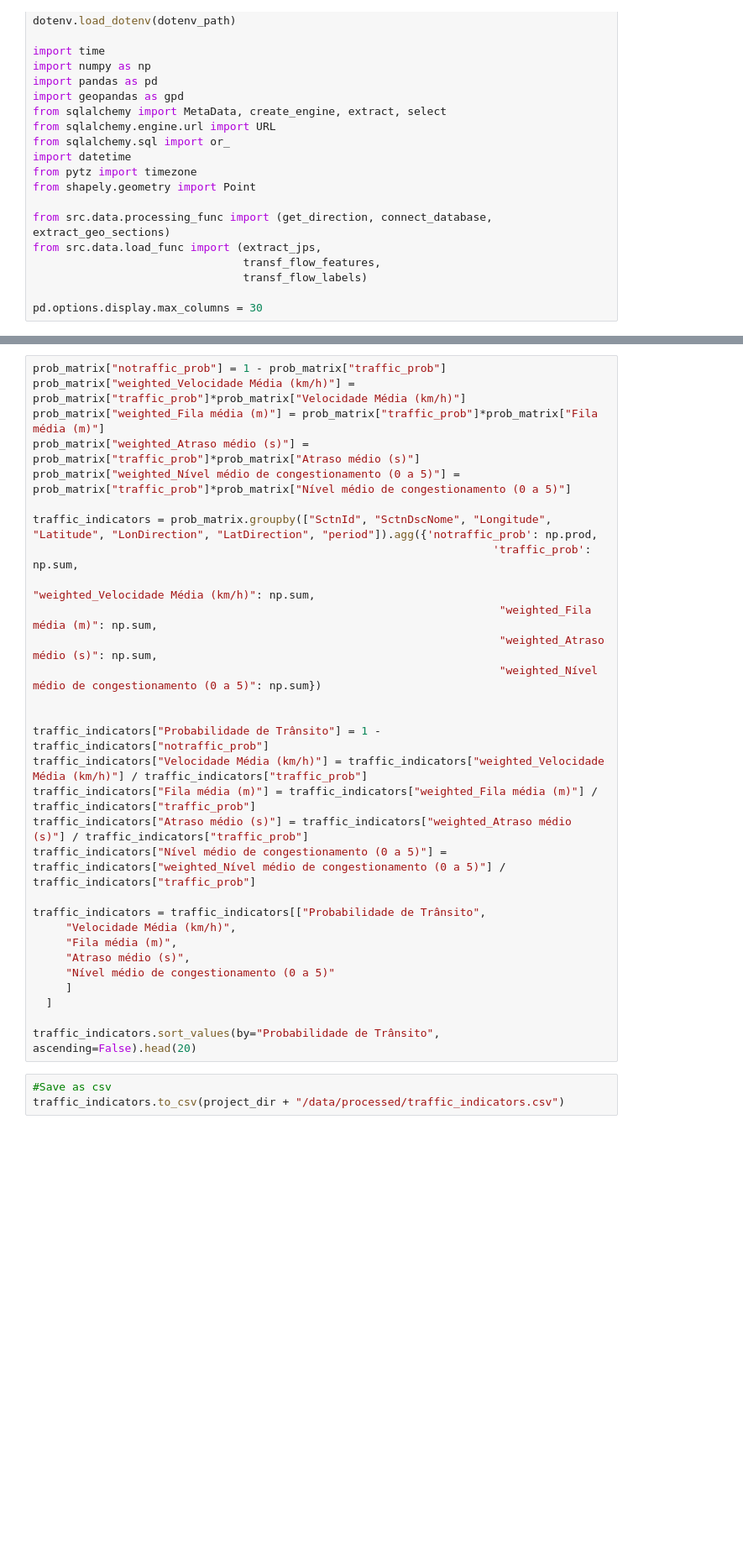
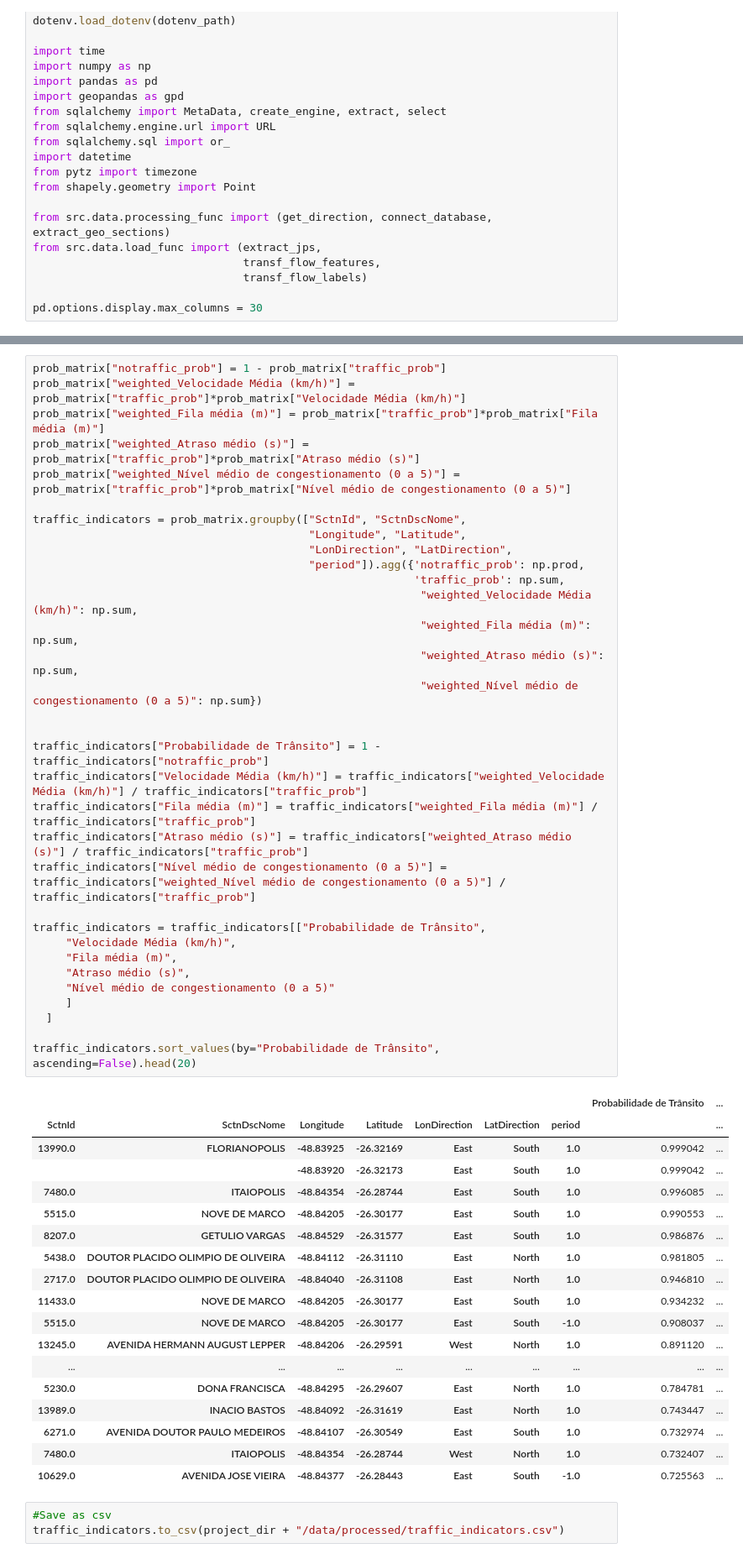
Before and after one commit to pmj-sepud/Joinville-Smart-Mobility, a Jupyter notebook: notebooks/reports/201801-GabrielBogo-Traffic_Probabilities.ipynb, the cells around one changed output, grey strips where cells are left out. Shown: that part at 84% size. Saved outputs shown, nothing was run; the diff lists cells and outputs as text; blank space fills up the shorter version.

Commit message:
update on notebook of traffic probabilities

```diff
--- a/notebooks/reports/201801-GabrielBogo-Traffic_Probabilities.ipynb
+++ b/notebooks/reports/201801-GabrielBogo-Traffic_Probabilities.ipynb
@@ -134,33 +140,55 @@ prob_matrix.sample(5)
 # %%
 prob_matrix["notraffic_prob"] = 1 - prob_matrix["traffic_prob"]
 prob_matrix["weighted_Velocidade Média (km/h)"] = prob_matrix["traffic_prob"]*prob_matrix["Velocidade Média (km/h)"]
 prob_matrix["weighted_Fila média (m)"] = prob_matrix["traffic_prob"]*prob_matrix["Fila média (m)"]
 prob_matrix["weighted_Atraso médio (s)"] = prob_matrix["traffic_prob"]*prob_matrix["Atraso médio (s)"]
 prob_matrix["weighted_Nível médio de congestionamento (0 a 5)"] = prob_matrix["traffic_prob"]*prob_matrix["Nível médio de congestionamento (0 a 5)"]
 
-traffic_indicators = prob_matrix.groupby(["SctnId", "SctnDscNome", "Longitude", "Latitude", "LonDirection", "LatDirection", "period"]).agg({'notraffic_prob': np.prod,
-                                                                      'traffic_prob': np.sum,
-                                                                       "weighted_Velocidade Média (km/h)": np.sum,
-                                                                       "weighted_Fila média (m)": np.sum,
-                                                                       "weighted_Atraso médio (s)": np.sum,
-                                                                       "weighted_Nível médio de congestionamento (0 a 5)": np.sum})
+traffic_indicators = prob_matrix.groupby(["SctnId", "SctnDscNome",
+                                          "Longitude", "Latitude",
+                                          "LonDirection", "LatDirection",
+                                          "period"]).agg({'notraffic_prob': np.prod,
+                                                          'traffic_prob': np.sum,
+                                                           "weighted_Velocidade Média (km/h)": np.sum,
+                                                           "weighted_Fila média (m)": np.sum,
+                                                           "weighted_Atraso médio (s)": np.sum,
+                                                           "weighted_Nível médio de congestionamento (0 a 5)": np.sum})
 
 
 traffic_indicators["Probabilidade de Trânsito"] = 1 - traffic_indicators["notraffic_prob"]
 traffic_indicators["Velocidade Média (km/h)"] = traffic_indicators["weighted_Velocidade Média (km/h)"] / traffic_indicators["traffic_prob"]
 traffic_indicators["Fila média (m)"] = traffic_indicators["weighted_Fila média (m)"] / traffic_indicators["traffic_prob"]
 traffic_indicators["Atraso médio (s)"] = traffic_indicators["weighted_Atraso médio (s)"] / traffic_indicators["traffic_prob"]
 traffic_indicators["Nível médio de congestionamento (0 a 5)"] = traffic_indicators["weighted_Nível médio de congestionamento (0 a 5)"] / traffic_indicators["traffic_prob"]
 
 traffic_indicators = traffic_indicators[["Probabilidade de Trânsito",
      "Velocidade Média (km/h)",
      "Fila média (m)",
      "Atraso médio (s)",
      "Nível médio de congestionamento (0 a 5)"
      ]
   ]
 
 traffic_indicators.sort_values(by="Probabilidade de Trânsito", ascending=False).head(20)
+# %% [output]
+|  |  |  |  |  |  |  | Probabilidade de Trânsito | ... |
+| SctnId | SctnDscNome | Longitude | Latitude | LonDirection | LatDirection | period |  | ... |
+| 13990.0 | FLORIANOPOLIS | -48.83925 | -26.32169 | East | South | 1.0 | 0.999042 | ... |
+|  |  | -48.83920 | -26.32173 | East | South | 1.0 | 0.999042 | ... |
+| 7480.0 | ITAIOPOLIS | -48.84354 | -26.28744 | East | South | 1.0 | 0.996085 | ... |
+| 5515.0 | NOVE DE MARCO | -48.84205 | -26.30177 | East | South | 1.0 | 0.990553 | ... |
+| 8207.0 | GETULIO VARGAS | -48.84529 | -26.31577 | East | South | 1.0 | 0.986876 | ... |
+| 5438.0 | DOUTOR PLACIDO OLIMPIO DE OLIVEIRA | -48.84112 | -26.31110 | East | North | 1.0 | 0.981805 | ... |
+| 2717.0 | DOUTOR PLACIDO OLIMPIO DE OLIVEIRA | -48.84040 | -26.31108 | East | North | 1.0 | 0.946810 | ... |
+| 11433.0 | NOVE DE MARCO | -48.84205 | -26.30177 | East | South | 1.0 | 0.934232 | ... |
+| 5515.0 | NOVE DE MARCO | -48.84205 | -26.30177 | East | South | -1.0 | 0.908037 | ... |
+| 13245.0 | AVENIDA HERMANN AUGUST LEPPER | -48.84206 | -26.29591 | West | North | 1.0 | 0.891120 | ... |
+| ... | ... | ... | ... | ... | ... | ... | ... | ... |
+| 5230.0 | DONA FRANCISCA | -48.84295 | -26.29607 | East | North | 1.0 | 0.784781 | ... |
+| 13989.0 | INACIO BASTOS | -48.84092 | -26.31619 | East | North | 1.0 | 0.743447 | ... |
+| 6271.0 | AVENIDA DOUTOR PAULO MEDEIROS | -48.84107 | -26.30549 | East | South | 1.0 | 0.732974 | ... |
+| 7480.0 | ITAIOPOLIS | -48.84354 | -26.28744 | West | North | 1.0 | 0.732407 | ... |
+| 10629.0 | AVENIDA JOSE VIEIRA | -48.84377 | -26.28443 | East | South | -1.0 | 0.725563 | ... |
 # %%
 #Save as csv
 traffic_indicators.to_csv(project_dir + "/data/processed/traffic_indicators.csv")
```
Also changed, not shown: parts of 5 cells of this notebook.
